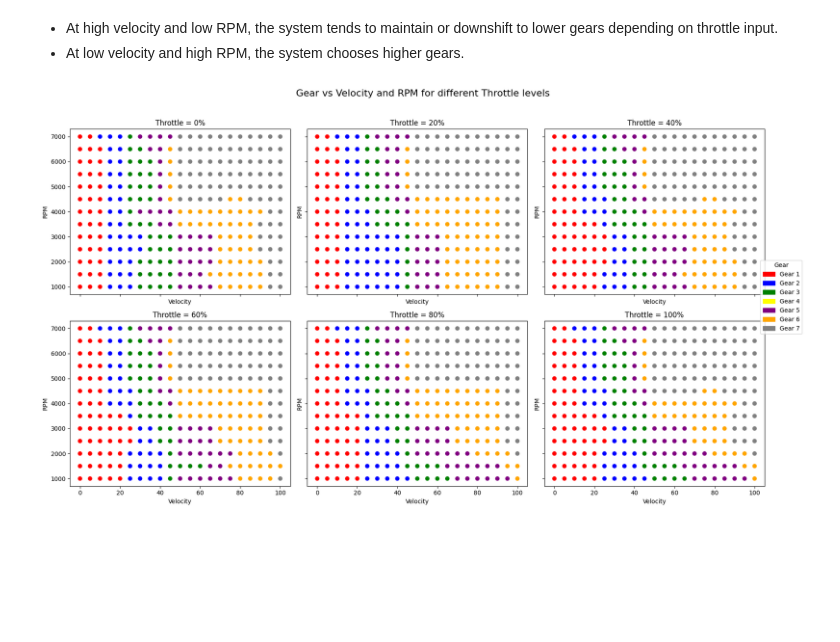
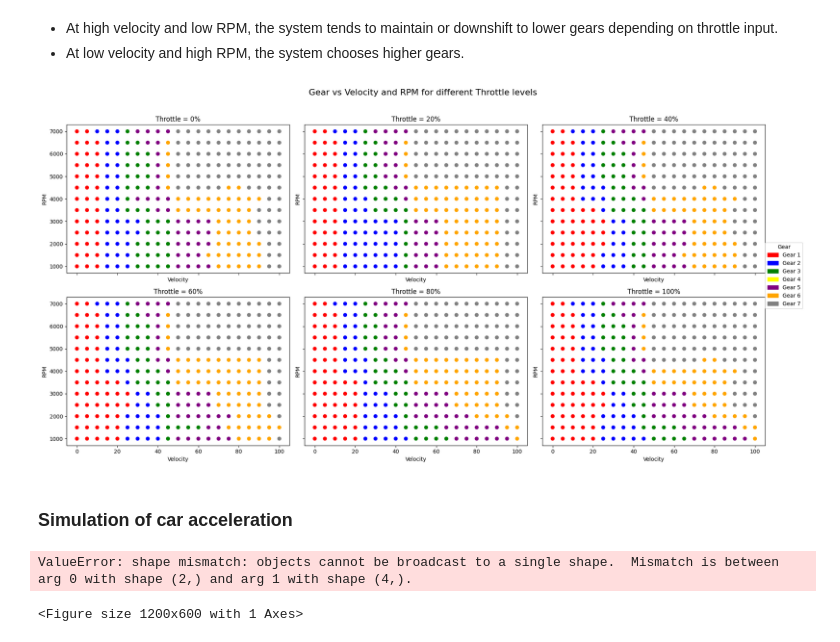
Before and after one commit to bartlomiejkozka/Gear-shift-FuzzyLogic, a Jupyter notebook: test-visualization/car_gear_shift_simulation.ipynb, the cells around one changed output. Cells and saved outputs as stored; diff of their text form; code cells hidden in the pictures; blank space fills up the shorter version.

Commit message:
feat: minor change visualisation

```diff
--- a/test-visualization/car_gear_shift_simulation.ipynb
+++ b/test-visualization/car_gear_shift_simulation.ipynb
@@ -135,32 +136,86 @@ gear_labels = [1, 2, 3, 4, 5, 6, 7]
 my_palette = ["red", "blue", "green", "yellow", "purple", "orange", "grey"]
 custom_cmap = mcolors.ListedColormap(my_palette, name='gear_palette')
 
-fig, axs = plt.subplots(2, 3, figsize=(18, 10), sharex=True, sharey=True)
+fig, axs = plt.subplots(2, 3, figsize=(20, 10), sharex=True, sharey=True)
 
 velocities = range(0, 101, 5)
 rpms = range(1000, 7001, 500)
 
 for ax, thr in zip(axs.flat, throttle_values):
     data = []
     for v in velocities:
         for r in rpms:
             _, second = GearShift(v, r, thr)
             data.append((v, r, second))
 
     vel, rpm, gear = zip(*data)
 
     scatter = ax.scatter(vel, rpm, c=gear, cmap=custom_cmap, s=40)
     ax.set_title(f"Throttle = {thr}%")
     ax.set_xlabel('Velocity')
     ax.set_ylabel('RPM')
 
 legend_handles = [
     Patch(color=color, label=f"Gear {label}") for color, label in zip(my_palette, gear_labels)
 ]
 fig.legend(handles=legend_handles, title="Gear", loc="center right", borderaxespad=1.0)
 
 plt.suptitle("Gear vs Velocity and RPM for different Throttle levels", fontsize=16)
 plt.tight_layout(rect=[0, 0, 0.95, 0.96])
 plt.show()
 # %% [output]
-[figure, old version]
+[figure, new version]
+# %% [markdown]
+### Simulation of car acceleration
+# %%
+
+# Constants
+Th = 50
+velo_gen = (v for v in range(0, 120, 5))
+rpm_step = round(120 / (5 * 7))
+rpm_gen = (r for r in range(0, 8000, rpm_step))
+
+# Setup plot
+fig, ax = plt.subplots(figsize=(12, 6))
+line, = ax.plot([], [], lw=2)
+ax.set_xlim(0, 120)
+ax.set_ylim(0.5, 7.5)
+ax.set_xlabel("Velocity (km/h)")
+ax.set_ylabel("Gear")
+ax.set_title(f"Throttle Level = {Th}")
+
+# State
+x_data = []
+y_data = []
+
+# Wrap rpm_gen in a container so we can reassign inside update()
+state = {
+    'velo_gen': velo_gen,
+    'rpm_gen': rpm_gen,
+}
+
+def update(frame):
+    try:
+        v = next(state['velo_gen'])
+    except StopIteration:
+        return line,  # Stop when velocity ends
+
+    try:
+        r = next(state['rpm_gen'])
+    except StopIteration:
+        state['rpm_gen'] = (r for r in range(0, 8000, rpm_step))  # reset
+        r = next(state['rpm_gen'])
+
+    g = GearShift(v, r, Th)
+
+    x_data.append(v)
+    y_data.append(g)
+
+    line.set_data(x_data, y_data)
+    return line,
+
+ani = anim.FuncAnimation(fig, update, frames=range(0, 120, 5), interval=300, blit=True)
+plt.show()
+# %% [output]
+ValueError: shape mismatch: objects cannot be broadcast to a single shape.  Mismatch is between arg 0 with shape (2,) and arg 1 with shape (4,).
+<Figure size 1200x600 with 1 Axes>
```
Also changed, not shown: parts of 1 cell of this notebook.
